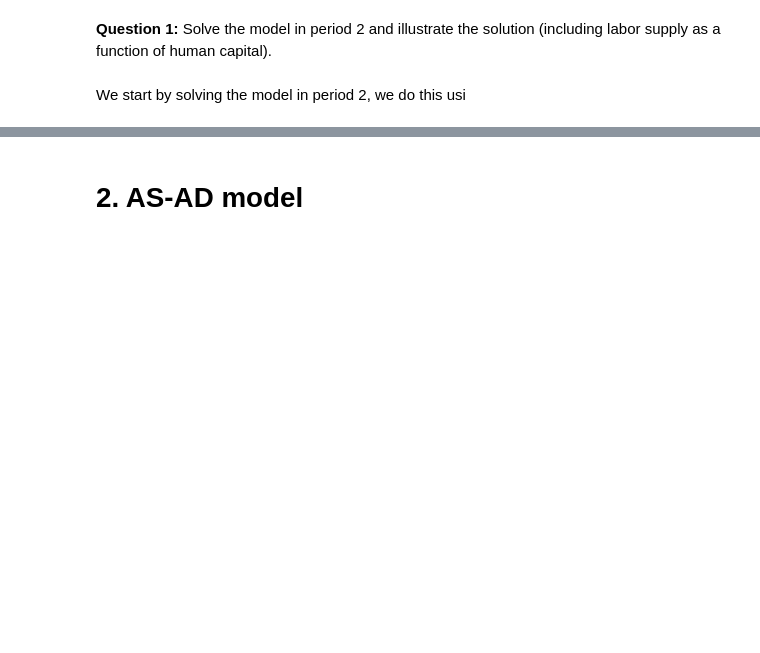
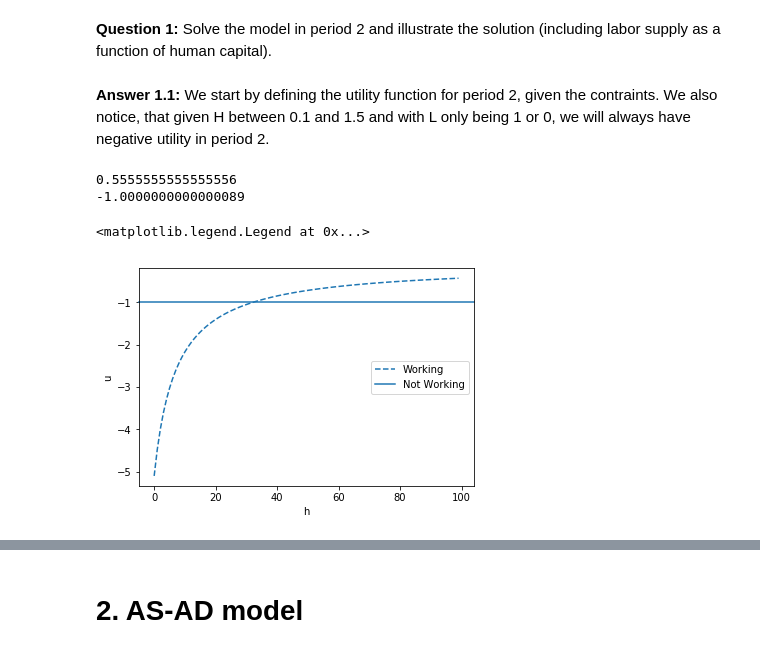
Before and after one commit to NumEconCopenhagen/projects-2019-nx31, a Jupyter notebook: examproject/examproject-M.ipynb, the cells around one changed output, grey strips where cells are left out. Drawn from its saved outputs; the diff is of its cells as text; code cells hidden in the pictures; blank space fills up the shorter version.

```diff
--- a/examproject/examproject-M.ipynb
+++ b/examproject/examproject-M.ipynb
@@ -88,4 +124,21 @@ h_vec = np.linspace(0.1,1.5,100)
 # %% [markdown]
 **Question 1:** Solve the model in period 2 and illustrate the solution (including labor supply as a function of human capital).
-# %% [markdown]
-We start by solving the model in period 2, we do this usi
+# %% [markdown]
+**Answer 1.1:**
+We start by defining the utility function for period 2, given the contraints. We also notice, that given H between 0.1 and 1.5 and with L only being 1 or 0, we will always have negative utility in period 2.
+# %%
+solve_h = (((-1+gamma*1)*(1-rho))**(1/(1-rho)))/w*1
+print(solve_h)
+print(v_2(0.55555555555555,1))
+# %% [output]
+0.5555555555555556
+-1.0000000000000089
+# %%
+plt.plot(v_2(h_vec,1), '--')
+plt.axhline(y = -1, xmin =0, xmax =1, clip_on = False)
+plt.xlabel('h')
+plt.ylabel('u')
+plt.legend(('Working', 'Not Working'), loc='center right')
+# %% [output]
+<matplotlib.legend.Legend at 0x...>
+[figure, added]
```
Also changed, not shown: parts of 25 cells of this notebook, 2 other files.
